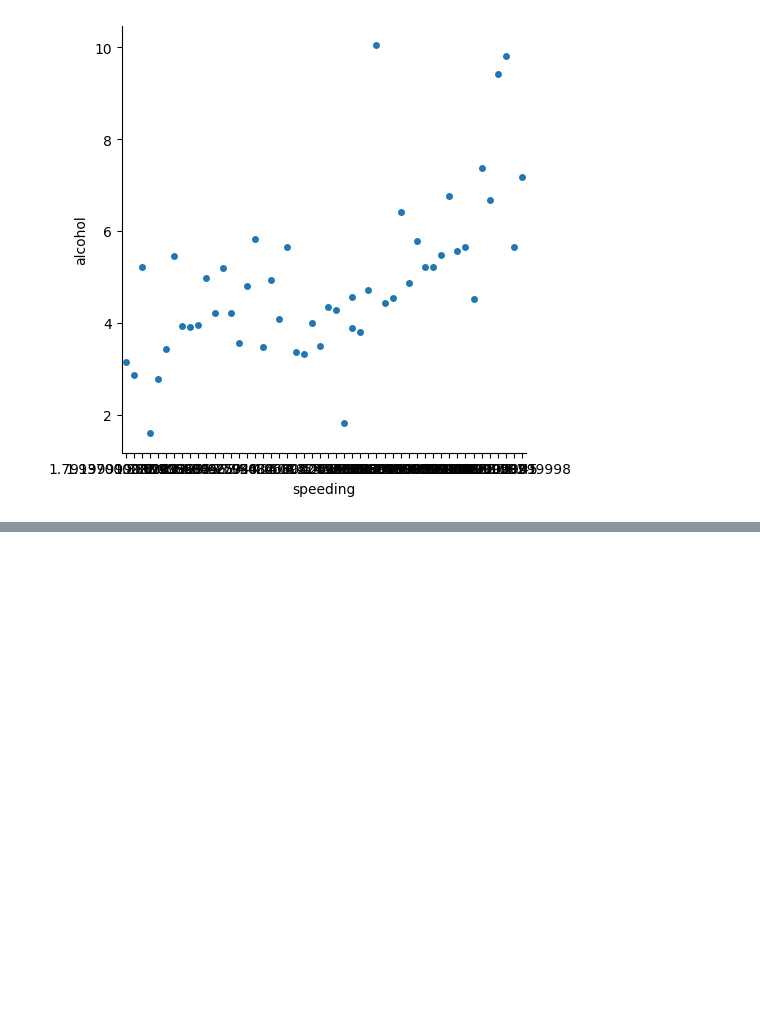
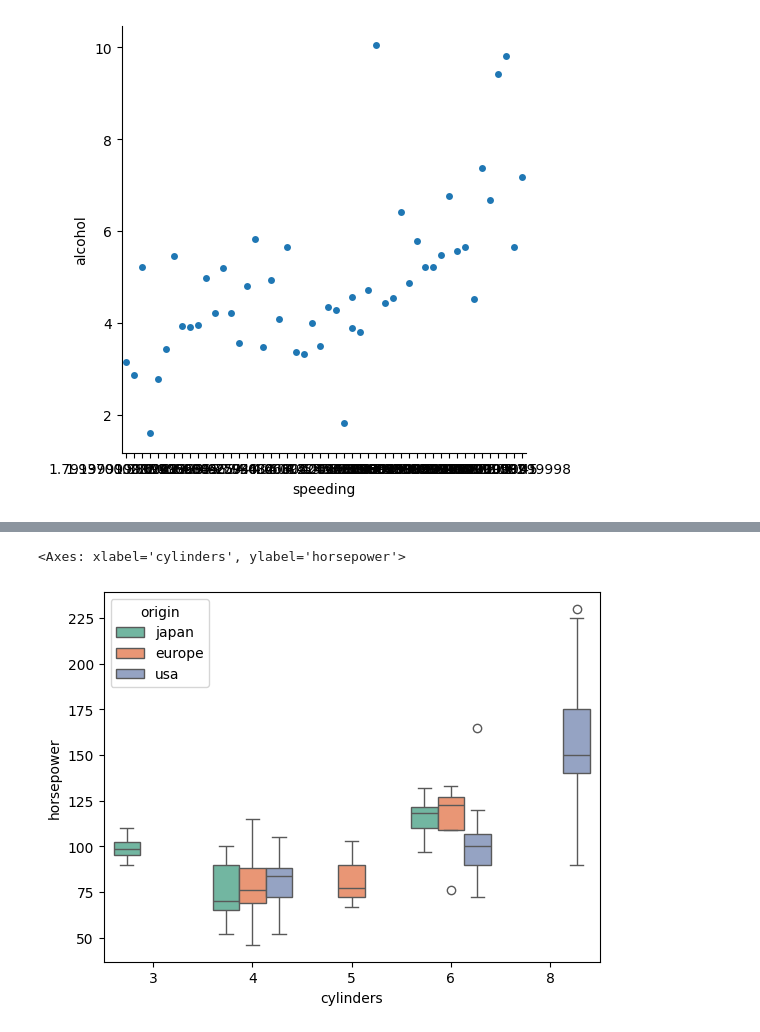
Before and after one commit to Sameerverma32/python, a Jupyter notebook: Data Structure/Analysis/seaborn.ipynb, the cells around one changed output, grey strips where cells are left out. Cells and saved outputs as stored; diff of their text form; code cells hidden in the pictures; blank space fills up the shorter version.

```diff
--- a/Data Structure/Analysis/seaborn.ipynb
+++ b/Data Structure/Analysis/seaborn.ipynb
@@ -296,0 +342,5 @@ sns.catplot(df, x='speeding', y='alcohol')
+# %%
+sns.boxplot(df, x='cylinders', y='horsepower', hue='origin', palette='Set2')
+# %% [output]
+<Axes: xlabel='cylinders', ylabel='horsepower'>
+[figure, added]
```
Also changed, not shown: parts of 6 cells of this notebook, 16 other files.
